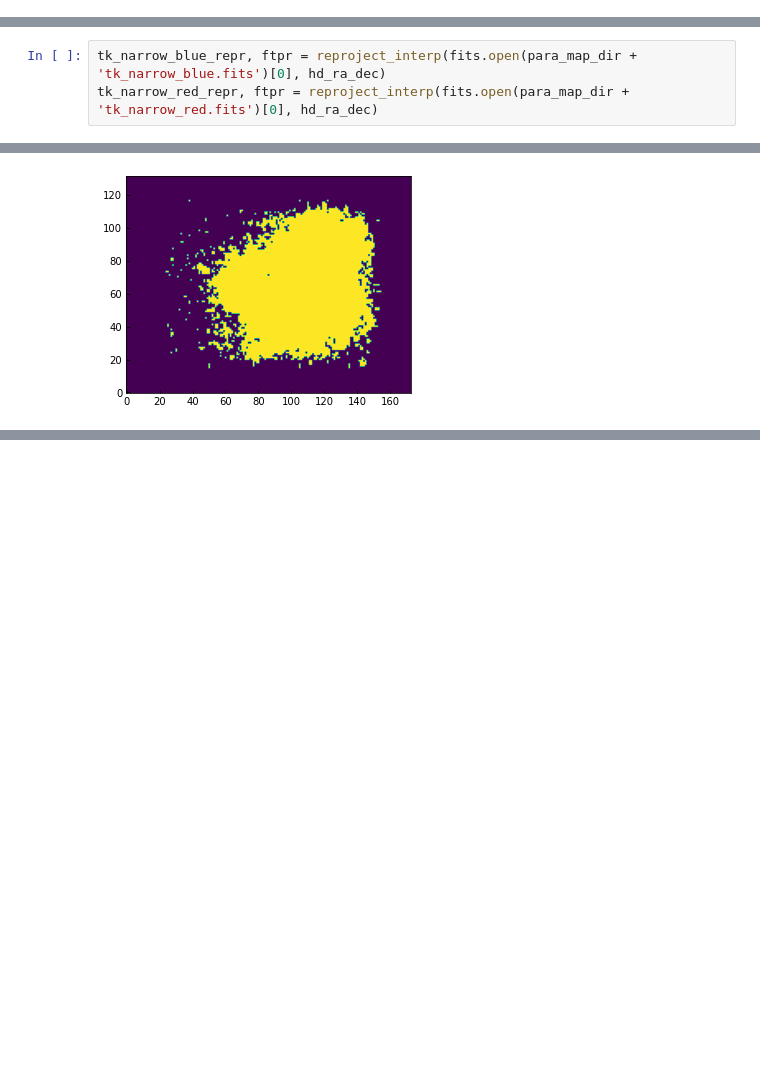
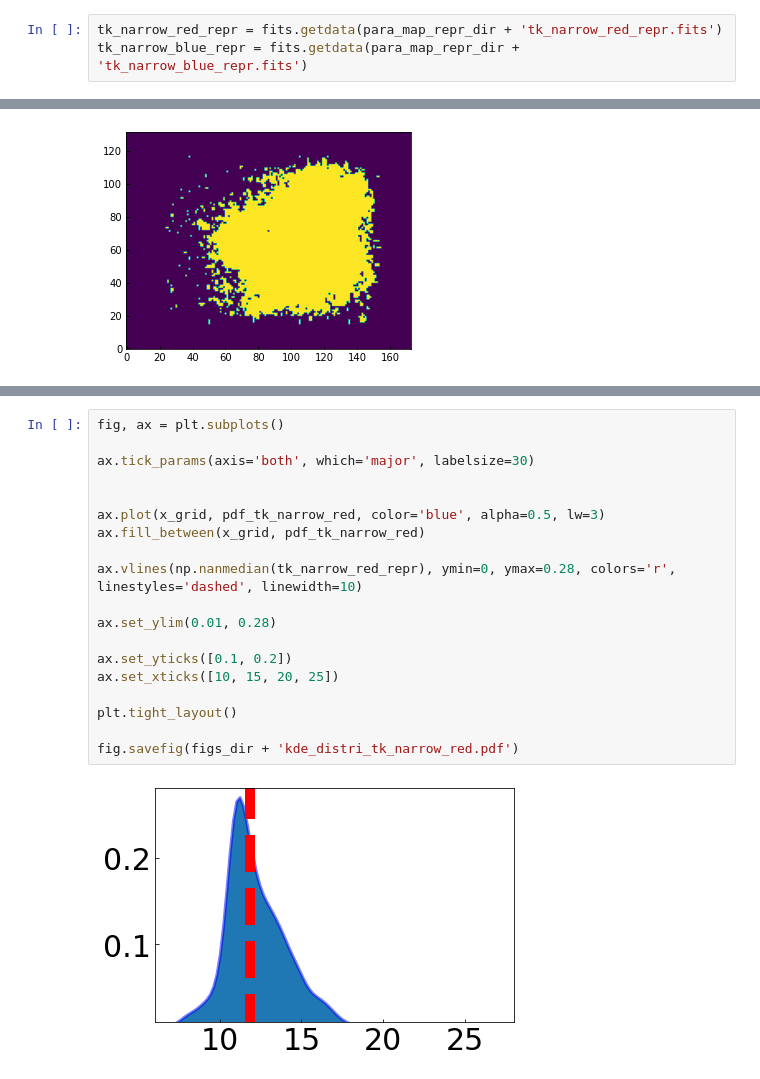
Before and after one commit to SpandanCh/H-MM1_extended_subsonic, a Jupyter notebook: make_figures.ipynb, the cells around one changed output, grey strips where cells are left out. Saved outputs shown, nothing was run; the diff lists cells and outputs as text; blank space fills up the shorter version.

```diff
--- a/make_figures.ipynb
+++ b/make_figures.ipynb
@@ -330,6 +336,9 @@ vel_narrow_red_repr = fits.getdata(para_map_repr_dir + 'vel_narrow_red_repr.fits
 sig_broad_repr = fits.getdata(para_map_repr_dir + 'sig_broad_repr.fits')
 vel_broad_repr = fits.getdata(para_map_repr_dir + 'vel_broad_repr.fits')
 tk_broad_repr = fits.getdata(para_map_repr_dir + 'tk_broad_repr.fits')
+# %%
+tk_narrow_red_repr = fits.getdata(para_map_repr_dir + 'tk_narrow_red_repr.fits')
+tk_narrow_blue_repr = fits.getdata(para_map_repr_dir + 'tk_narrow_blue_repr.fits')
 # %%
 rms_11_mom0_repr = rms_11_repr * chan_width_km * np.sqrt(801)
 rms_22_mom0_repr = rms_22_repr * chan_width_km * np.sqrt(501)
@@ -777,9 +787,6 @@ fig.savefig(figs_dir + 'vel_narrow_blue_repr_NH2_coh_core_contours.pdf', dpi=200
 [figure]
 # %% [markdown]
 #### separate $T_K$ maps for red-narrow and blue-narrow
-# %%
-tk_narrow_blue_repr, ftpr = reproject_interp(fits.open(para_map_dir + 'tk_narrow_blue.fits')[0], hd_ra_dec)
-tk_narrow_red_repr, ftpr = reproject_interp(fits.open(para_map_dir + 'tk_narrow_red.fits')[0], hd_ra_dec)
 # %%
 fig = aplfig(fits.PrimaryHDU(data=tk_narrow_red_repr, header=hd_repr),figsize=(7,7))
 
@@ -983,0 +930,21 @@ fig.savefig(figs_dir + 'kde_distri_tk_broad.pdf')
+# %%
+fig, ax = plt.subplots()
+
+ax.tick_params(axis='both', which='major', labelsize=30)
+
+
+ax.plot(x_grid, pdf_tk_narrow_red, color='blue', alpha=0.5, lw=3)
+ax.fill_between(x_grid, pdf_tk_narrow_red)
+
+ax.vlines(np.nanmedian(tk_narrow_red_repr), ymin=0, ymax=0.28, colors='r', linestyles='dashed', linewidth=10)
+
+ax.set_ylim(0.01, 0.28)
+
+ax.set_yticks([0.1, 0.2])
+ax.set_xticks([10, 15, 20, 25])
+
+plt.tight_layout()
+
+fig.savefig(figs_dir + 'kde_distri_tk_narrow_red.pdf')
+# %% [output]
+[figure, added]
```
Also changed, not shown: parts of 24 cells of this notebook, 7 other files.
